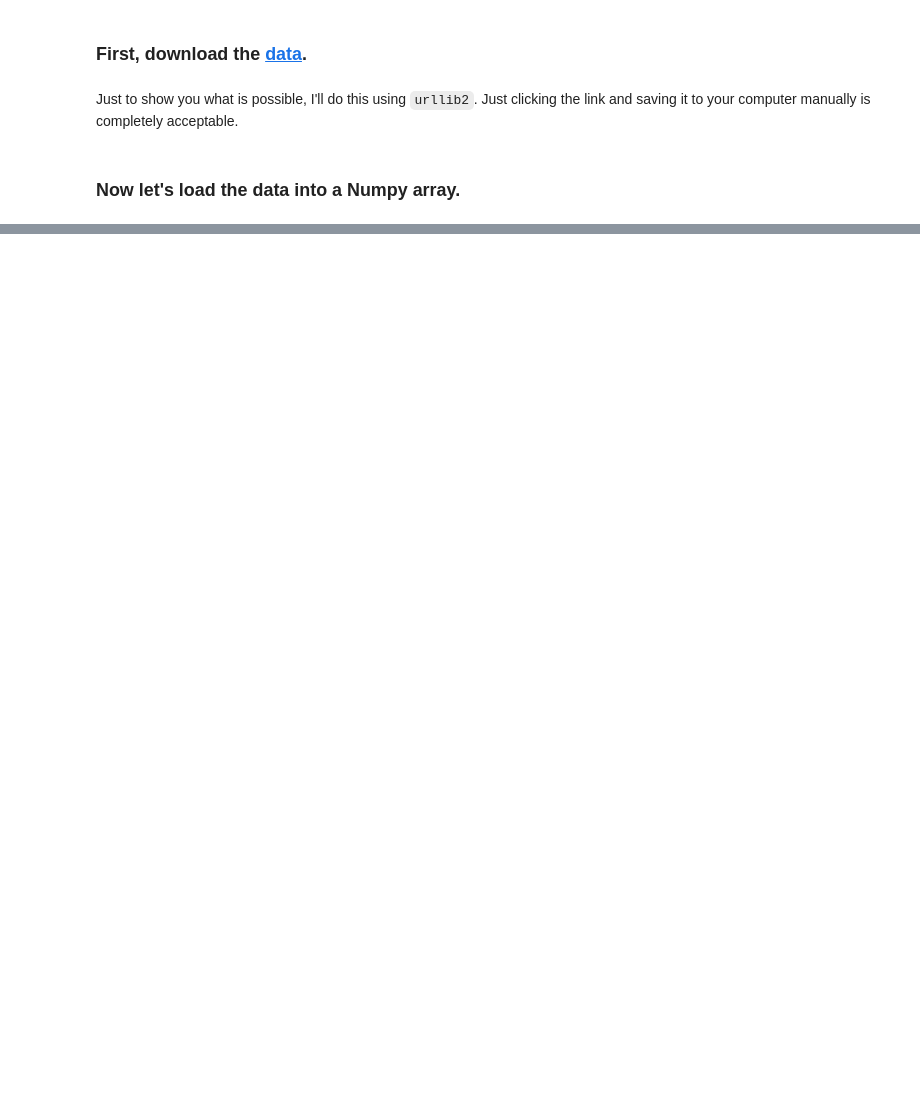
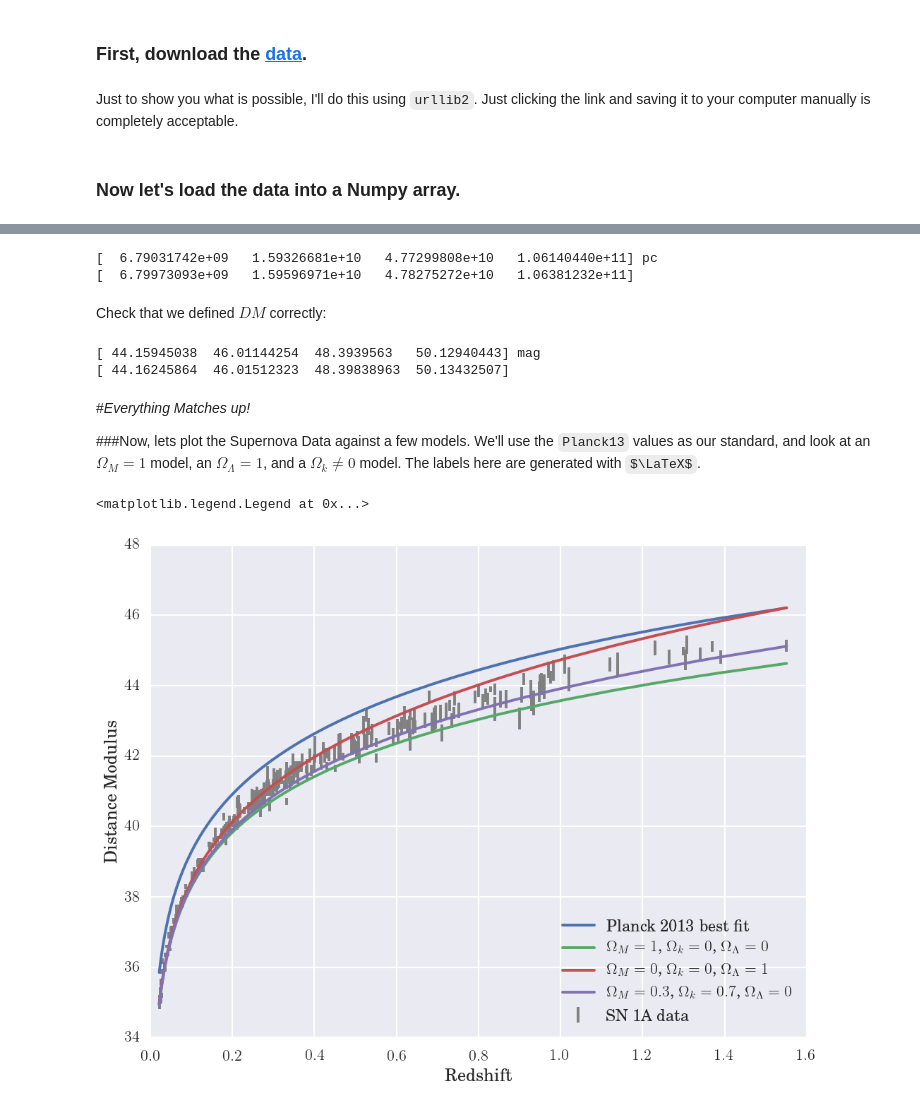
Before and after one commit to hummel/AST376_FALL2014, a Jupyter notebook: homework3.ipynb, the cells around one changed output, grey strips where cells are left out. Drawn from its saved outputs; the diff is of its cells as text; code cells hidden in the pictures; some formulas as TeX source; blank space fills up the shorter version.

```diff
--- a/homework3.ipynb
+++ b/homework3.ipynb
@@ -27,0 +104,4 @@ DM_err = SNdata[:,2]
+# %%
+# Hogg eq. 14: E(z)
+def E(z, omega_matter, omega_k, omega_lambda):
+    return np.sqrt(omega_matter*(1+z)**3 + omega_k*(1+z)**2 + omega_lambda)
@@ -27,0 +131,13 @@ DM_err = SNdata[:,2]
+# %%
+# Hogg eq. 16: Transverse Comoving Distance
+def Dcom_T(z, omega_matter, omega_k, omega_lambda):
+    dc = Dcom_L(z, omega_matter, omega_k, omega_lambda)
+    if omega_k == 0:
+        return dc
+    else:
+        if omega_k > 0:
+            sqOk = np.sqrt(omega_k)
+            return DH * np.sinh(sqOk * dc / DH) / sqOk
+        else:
+            sqOk = np.sqrt(-omega_k)
+            return DH * np.sin(sqOk * dc / DH) / sqOk
@@ -27,0 +152,4 @@ DM_err = SNdata[:,2]
+# %%
+# Hogg eq. 20: Luminosity Distance
+def DL(z, omega_matter, omega_k, omega_lambda):
+    return Dcom_T(z, omega_matter, omega_k, omega_lambda) * (1+z)
@@ -27,0 +158,37 @@ DM_err = SNdata[:,2]
+# %%
+print Planck13.luminosity_distance(zp).to('pc')
+print DL(zp, Planck13.Om0, Planck13.Ok0, Planck13.Ode0)
+# %% [output]
+[  6.79031742e+09   1.59326681e+10   4.77299808e+10   1.06140440e+11] pc
+[  6.79973093e+09   1.59596971e+10   4.78275272e+10   1.06381232e+11]
+# %%
+# Hogg eq. 25: DISTANCE MODULUS
+def DM(z, omega_matter, omega_k, omega_lambda):
+    return 5 * np.log10(DL(z, omega_matter, omega_k, omega_lambda) / 10)
+# %% [markdown]
+Check that we defined $DM$ correctly:
+# %%
+print Planck13.distmod(zp)
+print DM(zp, Planck13.Om0, Planck13.Ok0, Planck13.Ode0)
+# %% [output]
+[ 44.15945038  46.01144254  48.3939563   50.12940443] mag
+[ 44.16245864  46.01512323  48.39838963  50.13432507]
+# %% [markdown]
+#*Everything Matches up!*
+
+###Now, lets plot the Supernova Data against a few models.
+We'll use the `Planck13` values as our standard, and look at an $\Omega_M = 1$ model, an $\Omega_\Lambda = 1$, and a $\Omega_k \neq 0$ model. The labels here are generated with $\LaTeX$.
+# %%
+plt.errorbar(z_data, DM_data, yerr=DM_err, color='grey', ls='none', label='SN 1A data')
+#plt.plot(z_data, DM(z_data, Planck13.Om0, Planck13.Ok0, Planck13.Ode0), label='Planck 2013 best fit')
+plt.plot(z_data, DM(z_data, .14,0.,.3), label='Planck 2013 best fit')
+plt.plot(z_data, DM(z_data, 1, 0, 0), label='$\Omega_M = 1$, $\Omega_k = 0$, $\Omega_\Lambda = 0$')
+plt.plot(z_data, DM(z_data, 0, 0, 1), label='$\Omega_M = 0$, $\Omega_k = 0$, $\Omega_\Lambda = 1$')
+plt.plot(z_data, DM(z_data, .3, .7, 0), label='$\Omega_M = 0.3$, $\Omega_k = 0.7$, $\Omega_\Lambda = 0$')
+
+plt.xlabel('Redshift')
+plt.ylabel('Distance Modulus')
+plt.legend(loc=4)
+# %% [output]
+<matplotlib.legend.Legend at 0x...>
+[figure, added]
```
Also changed, not shown: parts of 33 cells of this notebook.
